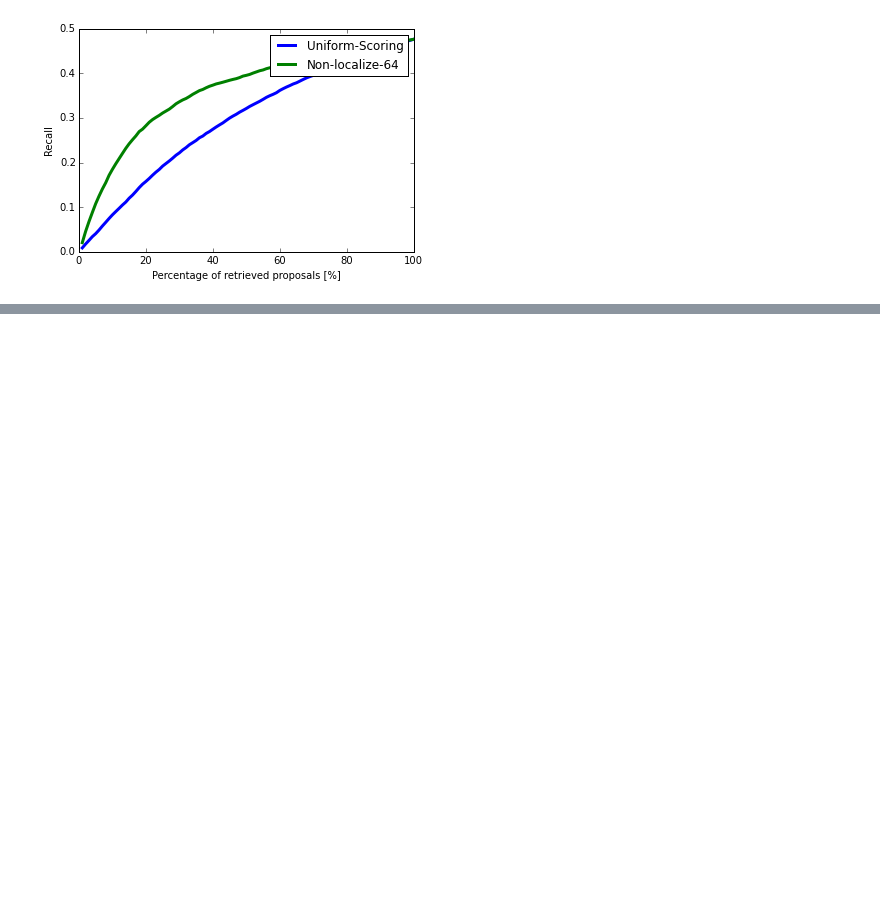
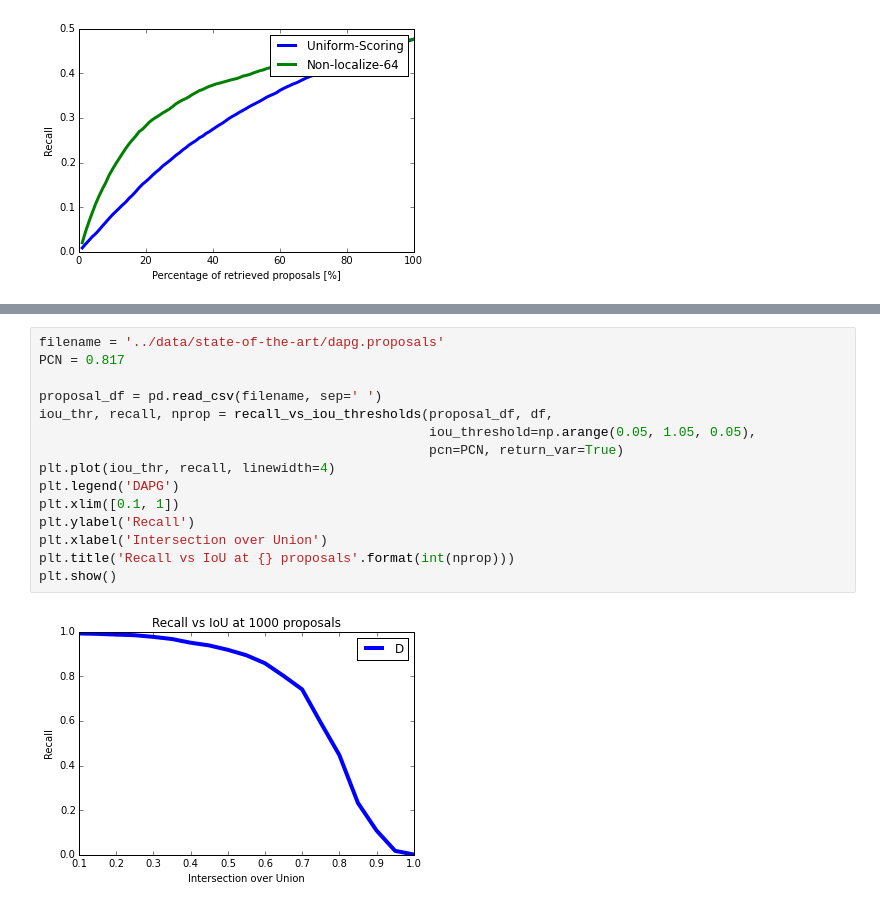
Before and after one commit to escorciav/deep-action-proposals, a Jupyter notebook: nbooks/evaluation_journey.ipynb, the cells around one changed output, grey strips where cells are left out. Drawn from its saved outputs; the diff is of its cells as text; blank space fills up the shorter version.

Commit message:
[nb] Added function to plot recall vs IoU

```diff
--- a/nbooks/evaluation_journey.ipynb
+++ b/nbooks/evaluation_journey.ipynb
@@ -195,0 +244,17 @@ Average # of proposals per video: 897.896713615
+# %%
+filename = '../data/state-of-the-art/dapg.proposals'
+PCN = 0.817
+
+proposal_df = pd.read_csv(filename, sep=' ')
+iou_thr, recall, nprop = recall_vs_iou_thresholds(proposal_df, df,
+                                                  iou_threshold=np.arange(0.05, 1.05, 0.05),
+                                                  pcn=PCN, return_var=True)
+plt.plot(iou_thr, recall, linewidth=4)
+plt.legend('DAPG')
+plt.xlim([0.1, 1])
+plt.ylabel('Recall')
+plt.xlabel('Intersection over Union')
+plt.title('Recall vs IoU at {} proposals'.format(int(nprop)))
+plt.show()
+# %% [output]
+[figure, added]
```
Also changed, not shown: parts of 2 cells of this notebook.
